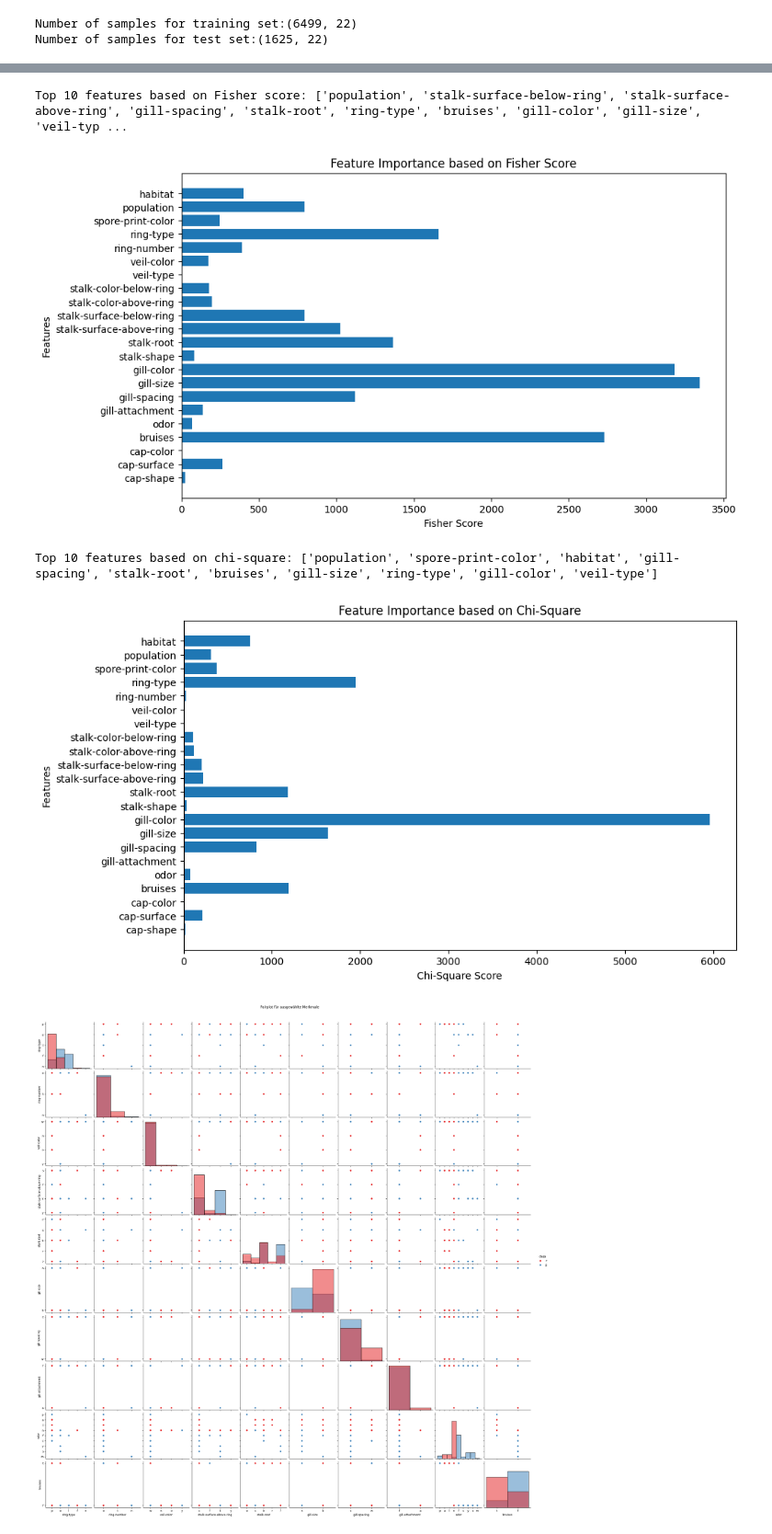
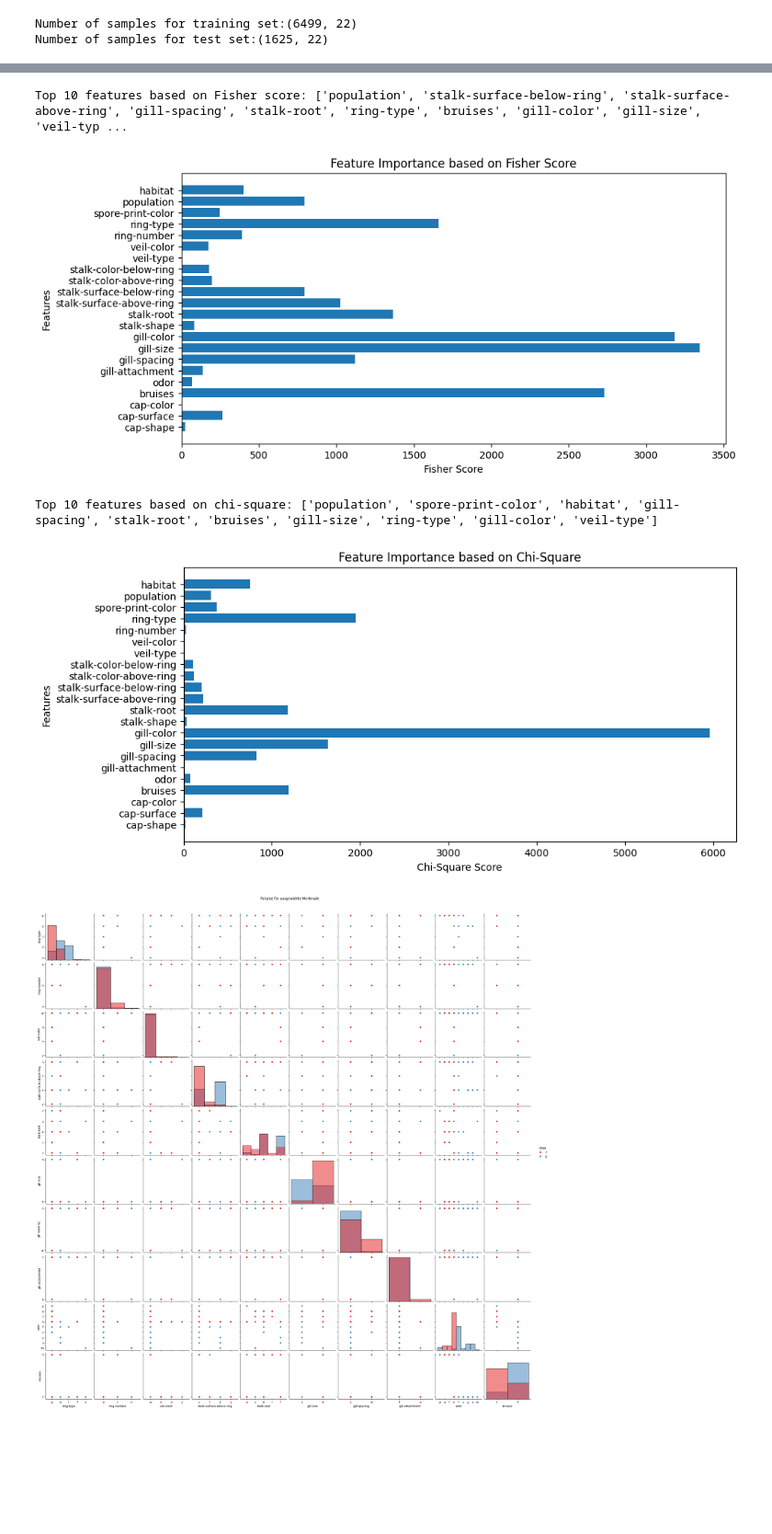
Before and after one commit to Julian-wi22060/DataExplorationProject, a Jupyter notebook: Marquardt.ipynb, the cells around one changed output, grey strips where cells are left out. Shown at 92% size. Saved outputs shown, nothing was run; the diff lists cells and outputs as text; code cells hidden in the pictures; blank space fills up the shorter version.

```diff
--- a/Marquardt.ipynb
+++ b/Marquardt.ipynb
@@ -240,22 +227,22 @@ Selected Features: Index(['bruises', 'odor', 'gill-attachment', 'gill-spacing',
 # %%
 # Calculate Fisher score
 fisher_scores, _ = f_classif(X, y)
 
 # Get top features based on score
 top_fisher_features = [X.columns[i] for i in np.argsort(fisher_scores)[-10:]]
 print("Top 10 features based on Fisher score:", top_fisher_features)
 
 # Plotting Fisher score feature importance
-plt.figure(figsize=(10, 6))
+plt.figure(figsize=(10, 5))
 plt.barh(range(len(fisher_scores)), fisher_scores)
 plt.yticks(range(len(X.columns)), X.columns)
 plt.xlabel('Fisher Score')
 plt.ylabel('Features')
 plt.title('Feature Importance based on Fisher Score')
 plt.show()
 # %% [output]
 Top 10 features based on Fisher score: ['population', 'stalk-surface-below-ring', 'stalk-surface-above-ring', 'gill-spacing', 'stalk-root', 'ring-type', 'bruises', 'gill-color', 'gill-size', 'veil-typ ...
-[figure, old version]
+[figure, new version]
 # %%
 # Calculate chi-square-score
 chi2_scores, _ = chi2(X, y)
@@ -265,7 +252,7 @@ top_chi2_features = [X.columns[i] for i in np.argsort(chi2_scores)[-10:]]
 print("Top 10 features based on chi-square:", top_chi2_features)
 
 # Plotting chi-square feature importance
-plt.figure(figsize=(10, 6))
+plt.figure(figsize=(10, 5))
 plt.barh(range(len(chi2_scores)), chi2_scores)
 plt.yticks(range(len(X.columns)), X.columns)
 plt.xlabel('Chi-Square Score')
@@ -274,7 +261,7 @@ plt.title('Feature Importance based on Chi-Square')
 plt.show()
 # %% [output]
 Top 10 features based on chi-square: ['population', 'spore-print-color', 'habitat', 'gill-spacing', 'stalk-root', 'bruises', 'gill-size', 'ring-type', 'gill-color', 'veil-type']
-[figure, old version]
+[figure, new version]
 # %%
 # Paarplot für alle RFE-Merkmale
 selected_features = ['ring-type', 'ring-number', 'veil-color', 'stalk-surface-above-ring', 'stalk-root',
```
Also changed, not shown: parts of 17 cells of this notebook.
